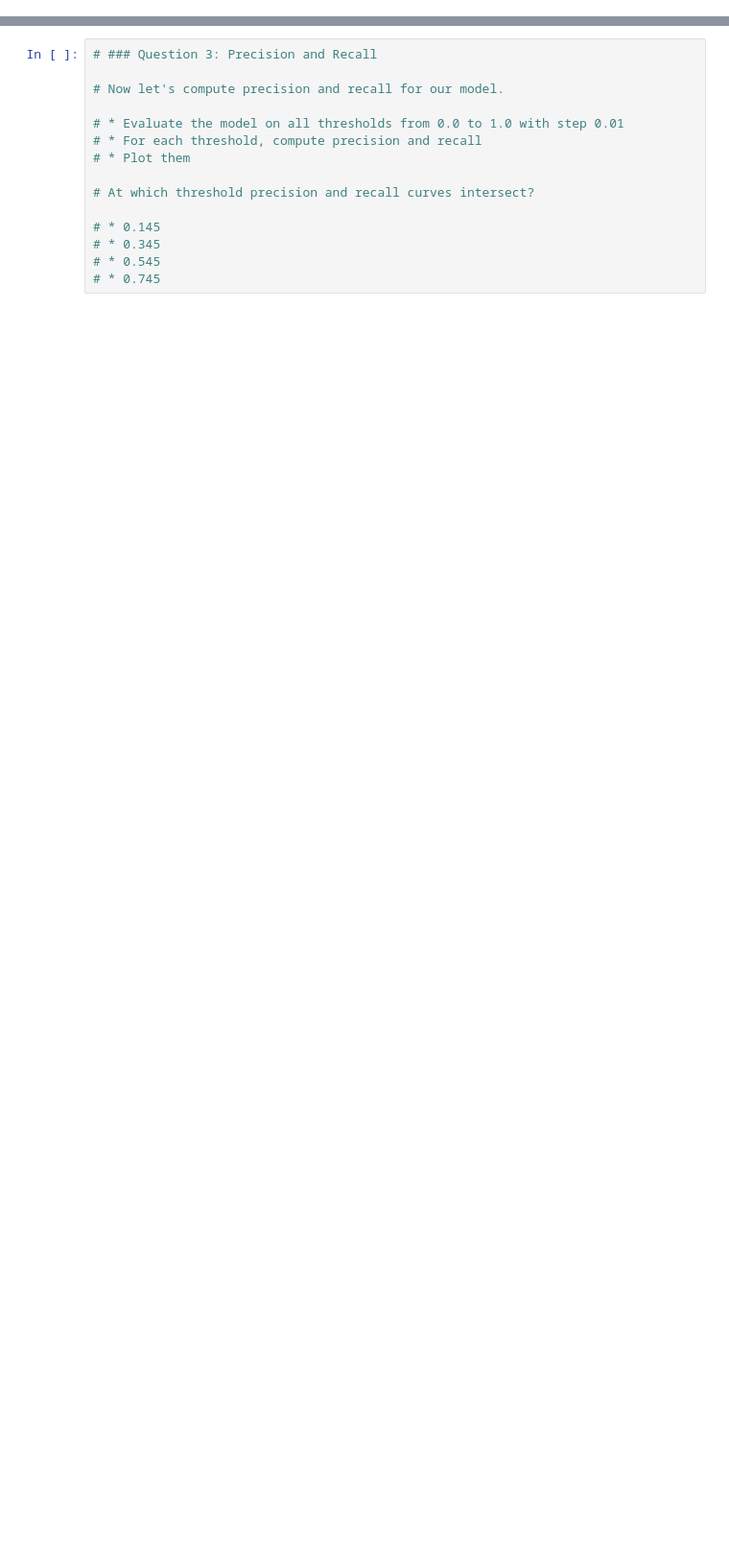
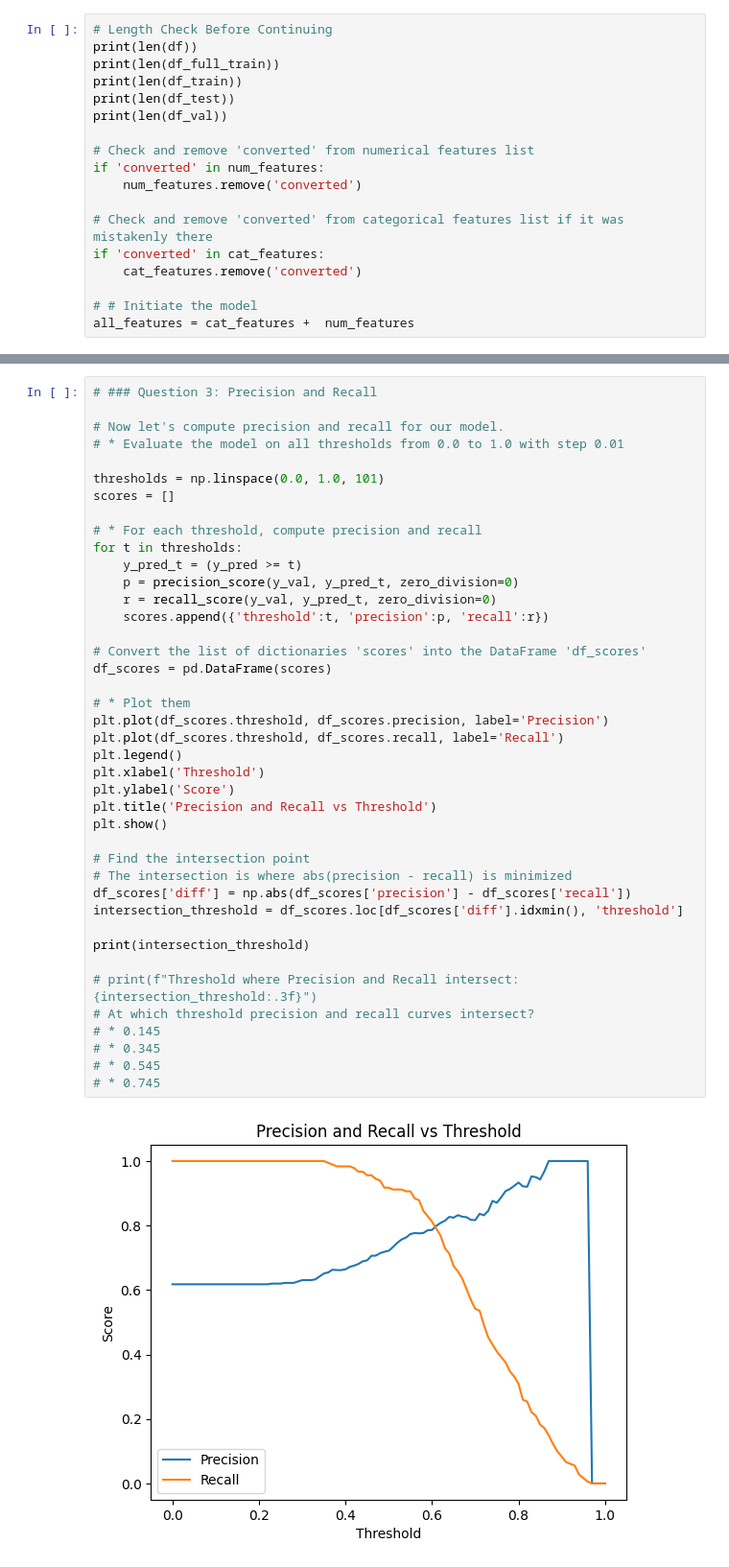
Before and after one commit to KrystianKrasno/mlzoomcamp2025, a Jupyter notebook: 04-eval_hw.ipynb, the cells around one changed output, grey strips where cells are left out. Shown at 96% size. Cells and saved outputs as stored; diff of their text form; blank space fills up the shorter version.

```diff
--- a/04-eval_hw.ipynb
+++ b/04-eval_hw.ipynb
@@ -12,0 +98,18 @@
+# %%
+# Length Check Before Continuing
+print(len(df))
+print(len(df_full_train))
+print(len(df_train))
+print(len(df_test))
+print(len(df_val))
+
+# Check and remove 'converted' from numerical features list
+if 'converted' in num_features:
+    num_features.remove('converted')
+
+# Check and remove 'converted' from categorical features list if it was mistakenly there
+if 'converted' in cat_features:
+    cat_features.remove('converted')
+
+# # Initiate the model
+all_features = cat_features +  num_features
@@ -45,15 +239,43 @@
 # %%
 # ### Question 3: Precision and Recall
 
 # Now let's compute precision and recall for our model.
+# * Evaluate the model on all thresholds from 0.0 to 1.0 with step 0.01
 
-# * Evaluate the model on all thresholds from 0.0 to 1.0 with step 0.01
+thresholds = np.linspace(0.0, 1.0, 101)
+scores = []
+
 # * For each threshold, compute precision and recall
+for t in thresholds:
+    y_pred_t = (y_pred >= t)
+    p = precision_score(y_val, y_pred_t, zero_division=0)
+    r = recall_score(y_val, y_pred_t, zero_division=0)
+    scores.append({'threshold':t, 'precision':p, 'recall':r})
+
+# Convert the list of dictionaries 'scores' into the DataFrame 'df_scores'
+df_scores = pd.DataFrame(scores)
+
 # * Plot them
+plt.plot(df_scores.threshold, df_scores.precision, label='Precision')
+plt.plot(df_scores.threshold, df_scores.recall, label='Recall')
+plt.legend()
+plt.xlabel('Threshold')
+plt.ylabel('Score')
+plt.title('Precision and Recall vs Threshold')
+plt.show()
 
+# Find the intersection point
+# The intersection is where abs(precision - recall) is minimized
+df_scores['diff'] = np.abs(df_scores['precision'] - df_scores['recall'])
+intersection_threshold = df_scores.loc[df_scores['diff'].idxmin(), 'threshold']
+
+print(intersection_threshold)
+
+# print(f"Threshold where Precision and Recall intersect: {intersection_threshold:.3f}")
 # At which threshold precision and recall curves intersect?
-
 # * 0.145
 # * 0.345
 # * 0.545
 # * 0.745
+# %% [output]
+[figure, added]
```
Also changed, not shown: parts of 12 cells of this notebook, 1 other file.
